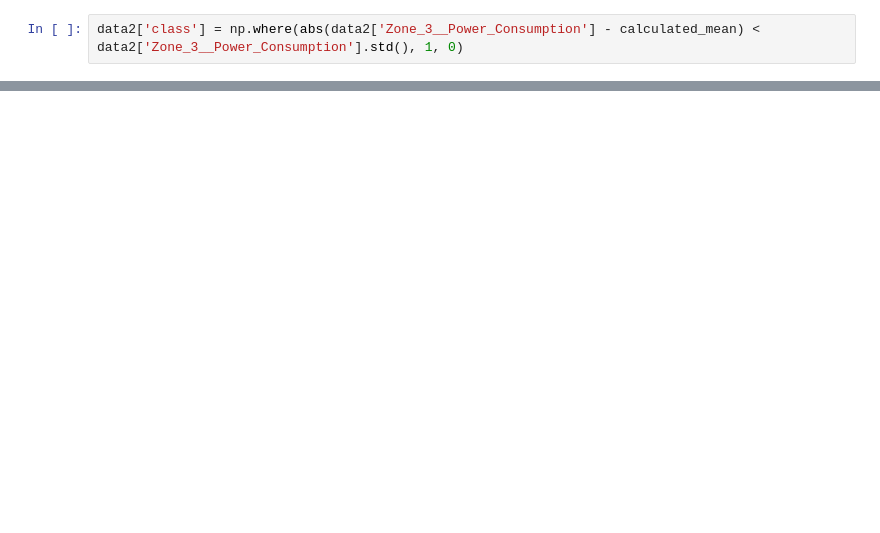
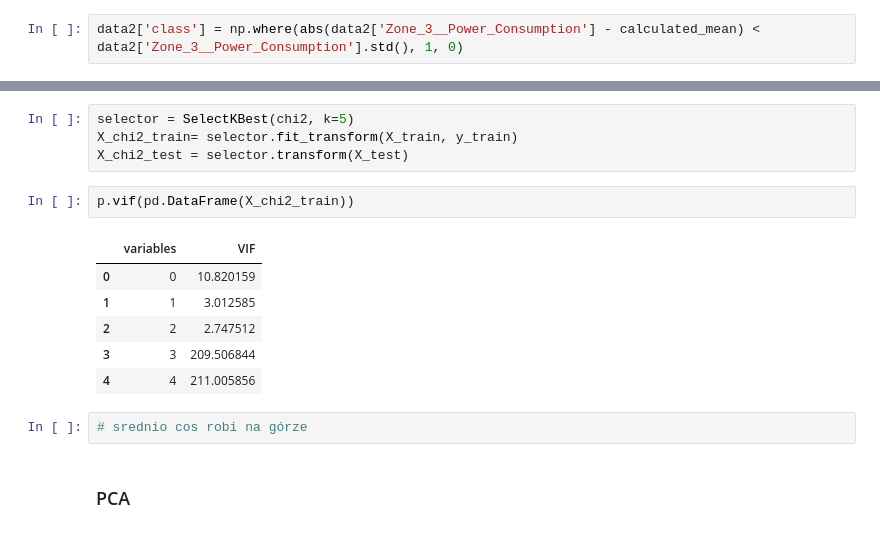
Before and after one commit to wojtas000/Advanced_Machine_Learning, a Jupyter notebook: datasets.ipynb, the cells around one changed output, grey strips where cells are left out. Drawn from its saved outputs; the diff is of its cells as text; blank space fills up the shorter version.

```diff
--- a/datasets.ipynb
+++ b/datasets.ipynb
@@ -229,0 +246,17 @@ vif_coefs[vif_coefs['VIF'] >= 7]
+# %%
+selector = SelectKBest(chi2, k=5)
+X_chi2_train= selector.fit_transform(X_train, y_train)
+X_chi2_test = selector.transform(X_test)
+# %%
+p.vif(pd.DataFrame(X_chi2_train))
+# %% [output]
+|  | variables | VIF |
+| 0 | 0 | 10.820159 |
+| 1 | 1 | 3.012585 |
+| 2 | 2 | 2.747512 |
+| 3 | 3 | 209.506844 |
+| 4 | 4 | 211.005856 |
+# %%
+# srednio cos robi na górze
+# %% [markdown]
+### PCA
```
Also changed, not shown: parts of 18 cells of this notebook, 1 other file.
